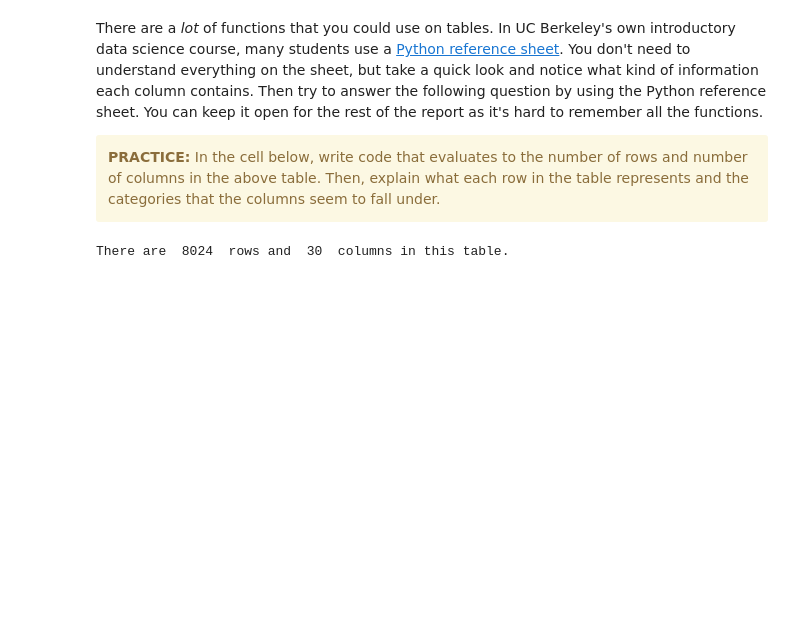
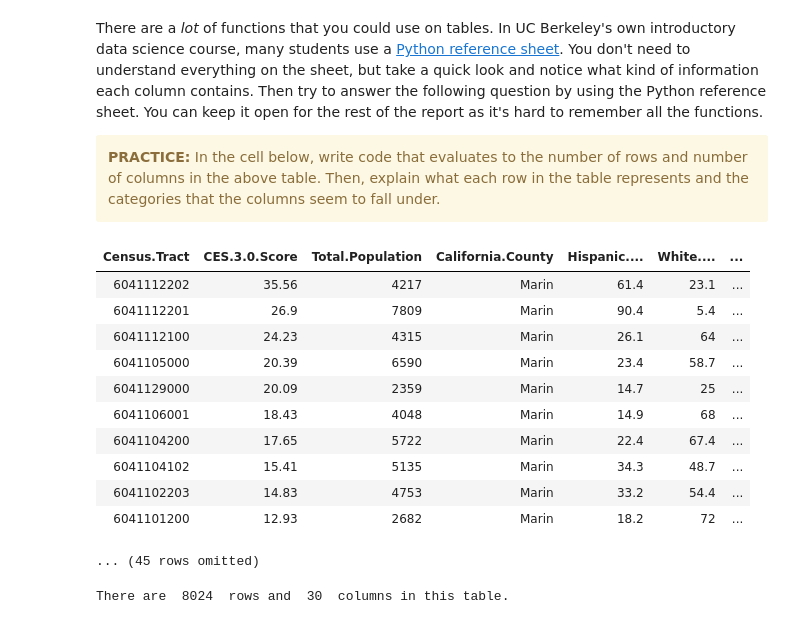
Before and after one commit to ds-modules/BUDS-SU22, a Jupyter notebook: Solutions/4_SOL_Tables-Pt-2.ipynb, the cells around one changed output. Drawn from its saved outputs; the diff is of its cells as text; code cells hidden in the pictures; blank space fills up the shorter version.

```diff
--- a/Solutions/4_SOL_Tables-Pt-2.ipynb
+++ b/Solutions/4_SOL_Tables-Pt-2.ipynb
@@ -43,6 +43,21 @@ There are a _lot_ of functions that you could use on tables. In UC Berkeley's ow
 <div class="alert alert-warning">
 <b>PRACTICE:</b> In the cell below, write code that evaluates to the number of rows and number of columns in the above table. Then, explain what each row in the table represents and the categories that the columns seem to fall under.
     </div>
+# %%
+ces_data.where("California.County", "Marin ")
+# %% [output]
+| Census.Tract | CES.3.0.Score | Total.Population | California.County | Hispanic.... | White.... | ... |
+| 6041112202 | 35.56 | 4217 | Marin | 61.4 | 23.1 | ... |
+| 6041112201 | 26.9 | 7809 | Marin | 90.4 | 5.4 | ... |
+| 6041112100 | 24.23 | 4315 | Marin | 26.1 | 64 | ... |
+| 6041105000 | 20.39 | 6590 | Marin | 23.4 | 58.7 | ... |
+| 6041129000 | 20.09 | 2359 | Marin | 14.7 | 25 | ... |
+| 6041106001 | 18.43 | 4048 | Marin | 14.9 | 68 | ... |
+| 6041104200 | 17.65 | 5722 | Marin | 22.4 | 67.4 | ... |
+| 6041104102 | 15.41 | 5135 | Marin | 34.3 | 48.7 | ... |
+| 6041102203 | 14.83 | 4753 | Marin | 33.2 | 54.4 | ... |
+| 6041101200 | 12.93 | 2682 | Marin | 18.2 | 72 | ... |
+... (45 rows omitted)
 # %%
 ces_num_rows = ...
 ces_num_columns = ...
```
